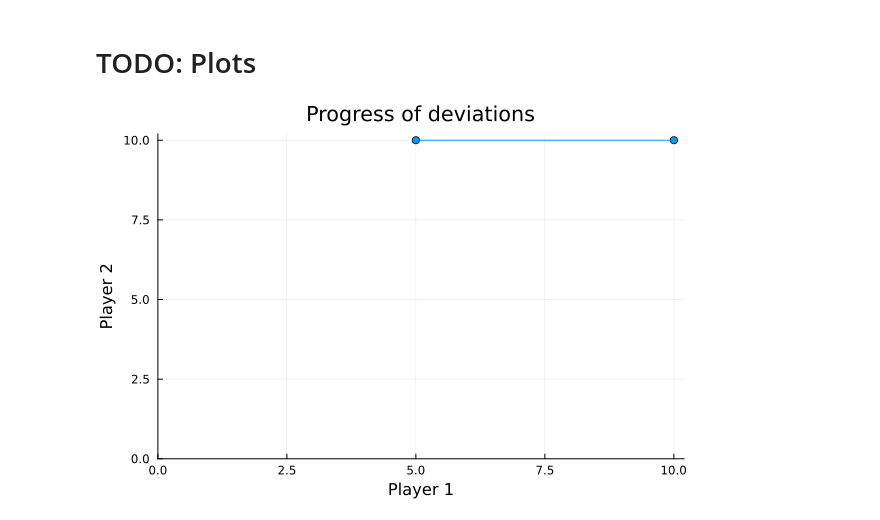
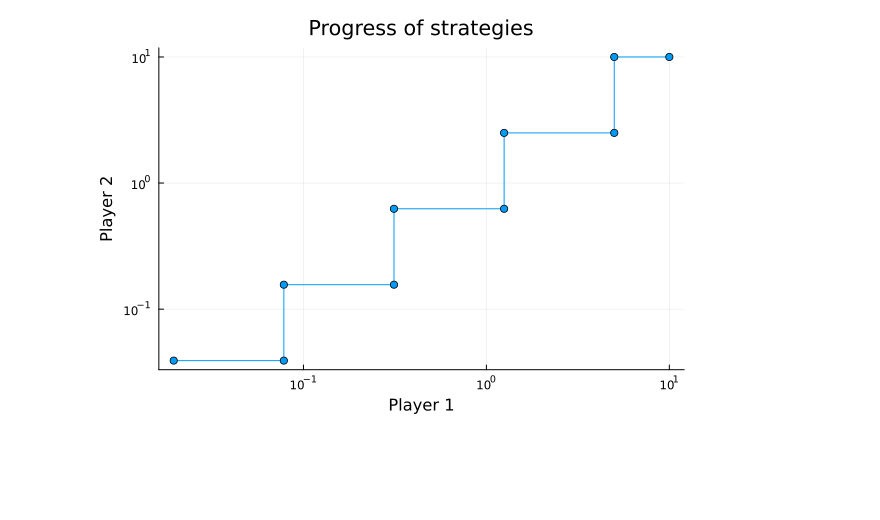
Before and after one commit to brunompacheco/IPG.jl, a Jupyter notebook: example-5.3.ipynb, the cells around one changed output. Drawn from its saved outputs; the diff is of its cells as text; code cells hidden in the pictures; blank space fills up the shorter version.

Commit message:
plot results

```diff
--- a/example-5.3.ipynb
+++ b/example-5.3.ipynb
@@ -38,7 +43,6 @@ players = [
 # %%
-const global GRB_ENV = Gurobi.Env()
-σ = IPG.SGM(players, () -> Gurobi.Optimizer(GRB_ENV))
 # TODO: I have no idea why it seems to be creating new gurobi envs at each optimization
+Σ, payoff_improvements = IPG.SGM(players, () -> Gurobi.Optimizer(GRB_ENV), max_iter=100);
 # %% [output]
 Set parameter WLSAccessID
 Set parameter WLSSecret
@@ -64,2 +63,0 @@ WARNING: redefinition of constant Main.GRB_ENV. This may fail, cause incorrect a
-# %% [markdown]
-# TODO: Plots
@@ -68,23 +64,12 @@ using Plots
-# %%
-k = 1
-points = []
-while true
-    i::Integer = floor(k / 2) + 1
-    j::Integer = floor((k-1) / 2) + 1
-
-    if i > length(S_X[1]) || j > length(S_X[2])
-        break
-    else
-        push!(points, [S_X[1][i][1], S_X[2][j][1]])
-        k += 1
-    end
-end
-
-plot([p[1] for p in points], [p[2] for p in points], marker=:c, title="Progress of deviations", legend=false)
-# plot!(xscale=:log10, yscale=:log10)
-xlabel!("Player 1")
-ylabel!("Player 2")
-xlims!(0,10.2)
-ylims!(0,10.2)
-# %% [output]
-[figure, removed]
+# %%
+p1_strategies = [σk[1].supp[1][1] for σk in Σ]
+p2_strategies = [σk[2].supp[1][1] for σk in Σ]
+
+plot(p1_strategies, p2_strategies, marker=:c, title="Progress of strategies", legend=false)
+plot!(xscale=:log10, yscale=:log10)
+# xlims!(0,10.2)
+# ylims!(0,10.2)
+xlabel!("Player 1")
+ylabel!("Player 2")
+# %% [output]
+[figure, added]
```
Also changed, not shown: parts of 5 cells of this notebook.
